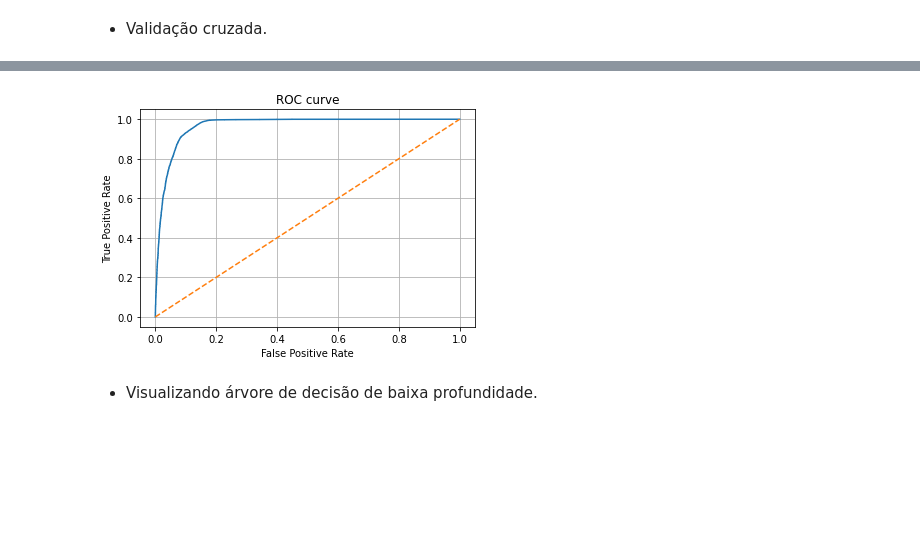
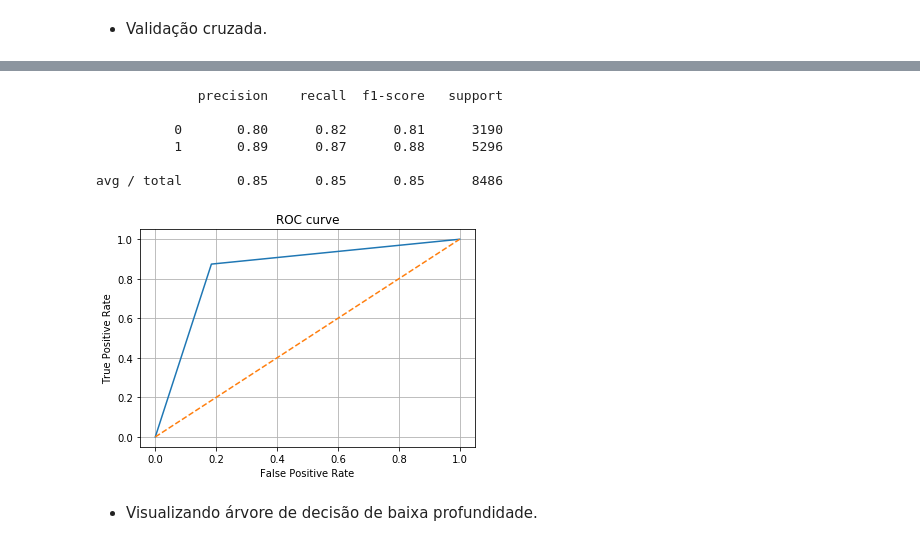
Before and after one commit to robertferro/delitos_ny_2020, a Jupyter notebook: modelo_classificacao_assalto.ipynb, the cells around one changed output, grey strips where cells are left out. Saved outputs shown, nothing was run; the diff lists cells and outputs as text; code cells hidden in the pictures; blank space fills up the shorter version.

```diff
--- a/modelo_classificacao_assalto.ipynb
+++ b/modelo_classificacao_assalto.ipynb
@@ -522,12 +198,12 @@ weighted avg       0.94      0.94      0.94     41934
 ### Triagem com outros modelos
 # %%
 from sklearn.linear_model import LogisticRegression
-from sklearn.tree import DecisionTreeClassifier
+from sklearn.naive_bayes import GaussianNB
 from sklearn.ensemble import RandomForestClassifier
 from xgboost import XGBClassifier
 
 lista_classificacores = [ LogisticRegression(),
-                         DecisionTreeClassifier(),
+                         GaussianNB(),
                          RandomForestClassifier(),
                          XGBClassifier()]
 
@@ -577,7 +253,7 @@ warnings.filterwarnings("ignore")
 
 from sklearn.model_selection import cross_val_score
 lista_classificacores = [ LogisticRegression(),
-                         DecisionTreeClassifier(),
+                         GaussianNB(),
                          RandomForestClassifier(),
                          XGBClassifier()]
 
@@ -627,3 +301,5 @@ clf = RandomForestClassifier(n_estimators=350, max_depth=15)
+# %%
+clf = XGBClassifier(max_depth=20,n_estimators=250,seed=42)
 # %%
 clf.fit(X_treino, Y_treino)
 # %% [output]
@@ -637,0 +346,4 @@ RandomForestClassifier(bootstrap=True, ccp_alpha=0.0, class_weight=None,
+# %%
+clf = RandomForestClassifier(criterion='entropy',class_weight='balanced',max_features="log2",
+                             n_estimators=350,max_depth=20, random_state=42)
+clf.fit(X_treino, Y_treino)
@@ -668,14 +375,23 @@ roc_auc
+# %%
+print(classification_report(Y_teste, y_proba>0.5))
+# %% [output]
+             precision    recall  f1-score   support
+
+          0       0.80      0.82      0.81      3190
+          1       0.89      0.87      0.88      5296
+
+avg / total       0.85      0.85      0.85      8486
 # %%
-fpr, tpr, thresholds = metrics.roc_curve(Y_teste, y_proba)
+fpr, tpr, thresholds = metrics.roc_curve(Y_teste, y_pred)
 plt.plot(fpr, tpr)
 plt.plot([0,1],[0,1], '--')
 plt.title('ROC curve')
 plt.xlabel('False Positive Rate')
 plt.ylabel('True Positive Rate')
 plt.grid(True)
 plt.show()
 # %% [output]
-[figure, old version]
+[figure, new version]
 # %% [markdown]
  - Visualizando árvore de decisão de baixa profundidade.
 # %%
```
Also changed, not shown: parts of 122 cells of this notebook, 1 other file.
